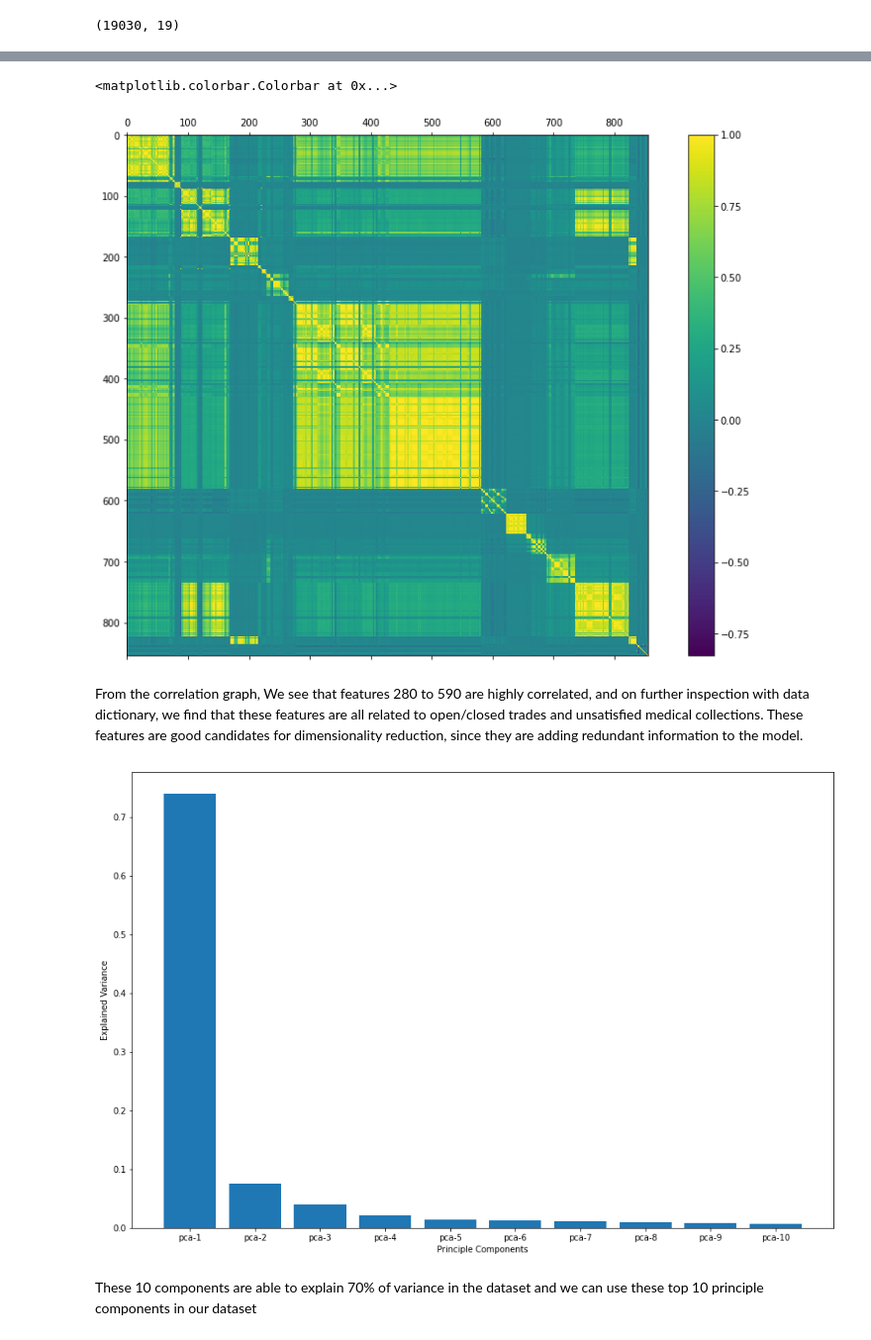
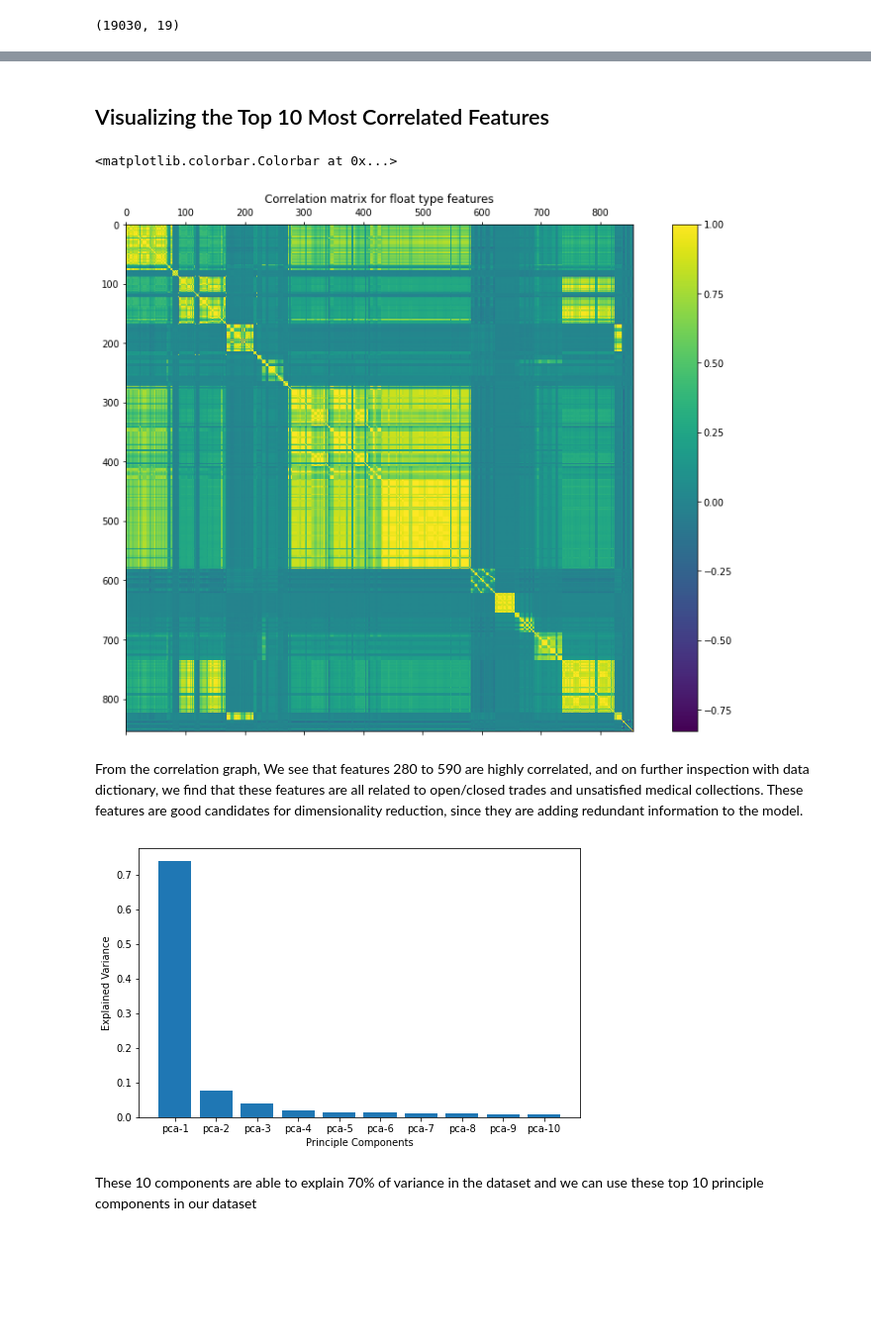
Before and after one commit to madhusanthan/Credit-Fraud-Risk-Model, a Jupyter notebook: Hybrid approach for Feature Selection.ipynb, the cells around one changed output, grey strips where cells are left out. Shown at 99% size. Saved outputs shown, nothing was run; the diff lists cells and outputs as text; code cells hidden in the pictures; blank space fills up the shorter version.

```diff
--- a/Hybrid approach for Feature Selection.ipynb
+++ b/Hybrid approach for Feature Selection.ipynb
@@ -46,11 +56,15 @@ from sklearn.decomposition import PCA
 from sklearn import preprocessing
 
 def do_pca(df):
+    robust_scaler = preprocessing.RobustScaler()
+    scaled_x_b = robust_scaler.fit_transform(df)
     min_max_scaler = preprocessing.MinMaxScaler()
-    X_normalized = min_max_scaler.fit_transform(df)
+    X_normalized = min_max_scaler.fit_transform(scaled_x_b)
 
     pca = PCA(n_components=10)
     components = pca.fit_transform(X_normalized)
     columns = ['pca-{}'.format(i+1) for i in range(len(components[0,:]))]
 
     return (pca, pd.DataFrame(components, columns=columns))
+# %% [markdown]
+## Visualizing the Top 10 Most Correlated Features
@@ -62,10 +112,11 @@ float_corr = float_df.corr()
 fig = plt.figure(figsize=(15,10))
 ax = fig.add_subplot(111)
 cax = ax.matshow(float_corr, interpolation='nearest')
+plt.title("Correlation matrix for float type features")
 fig.colorbar(cax)
 # %% [output]
 <matplotlib.colorbar.Colorbar at 0x...>
-[figure, old version]
+[figure, new version]
 # %% [markdown]
 From the correlation graph, We see that features 280 to 590 are highly correlated, and on further inspection with data dictionary, we find that these features are all related to open/closed trades and unsatisfied medical collections. These features are good candidates for dimensionality reduction, since they are adding redundant information to the model.
 # %%
@@ -75,13 +126,13 @@ pca_candidates = pca_candidates.fillna(method='ffill')
 pca_candidates = pca_candidates.fillna(method='bfill')
 pca, X_pca = do_pca(pca_candidates)
 # %%
-plt.figure(figsize=(15, 10))
+plt.figure(figsize=(8,5))
 plt.bar(X_pca.columns, pca.explained_variance_ratio_)
 plt.ylabel('Explained Variance')
 plt.xlabel('Principle Components')
 plt.show()
 # %% [output]
-[figure, old version]
+[figure, new version]
 # %% [markdown]
 These 10 components are able to explain 70% of variance in the dataset and we can use these top 10 principle components in our dataset
 # %%
```
Also changed, not shown: parts of 27 cells of this notebook.
